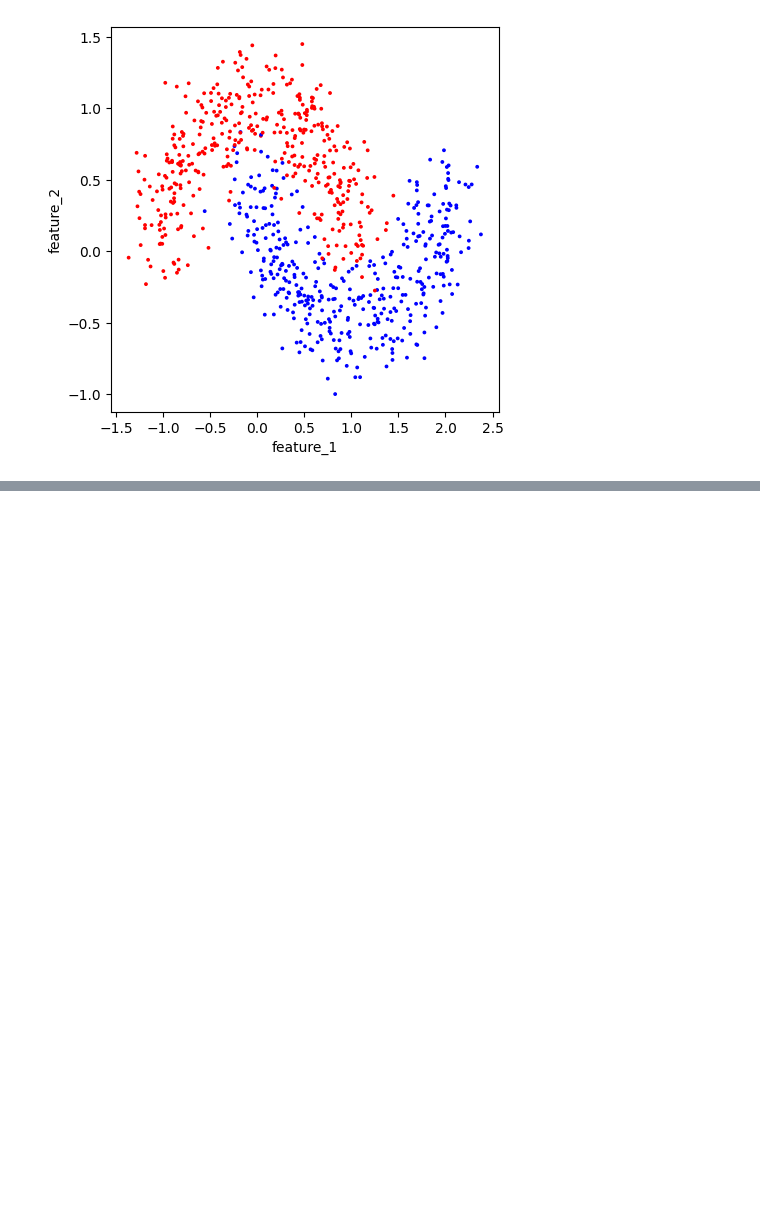
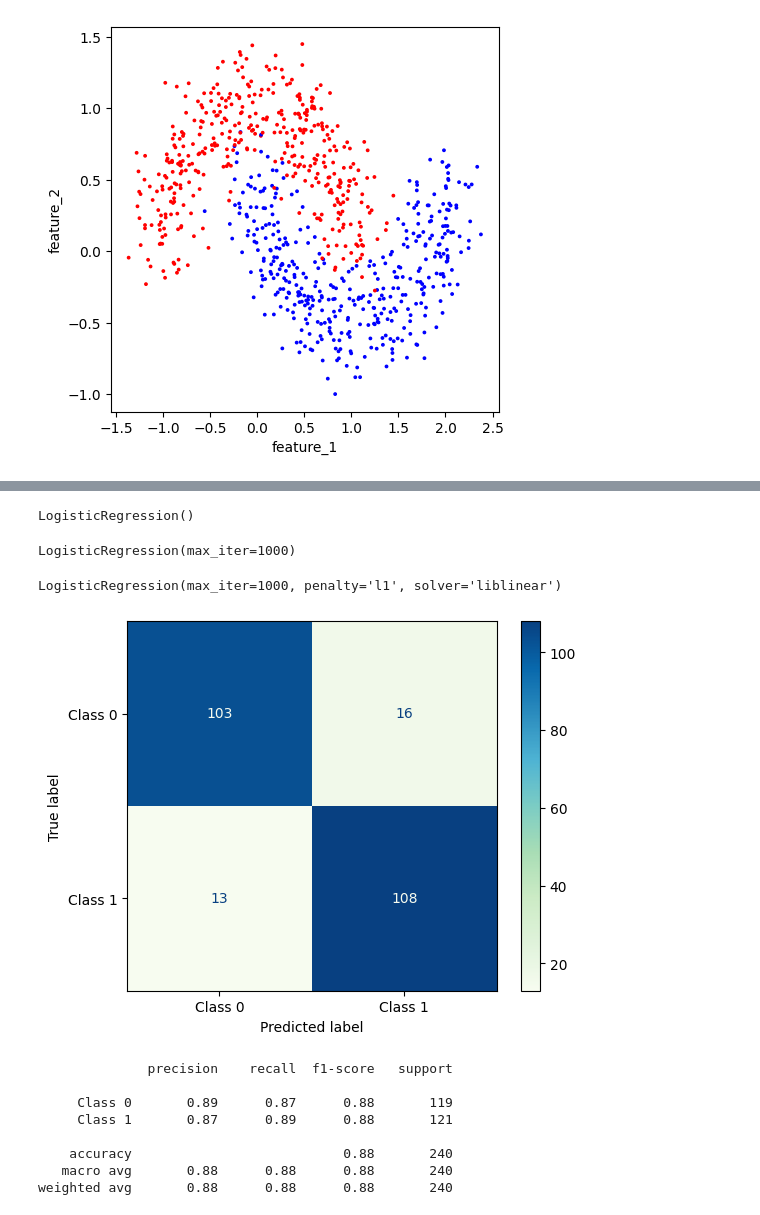
Before and after one commit to foxel03/Notes-2-01, a Jupyter notebook: 00_Assignments/ps03.ipynb, the cells around one changed output, grey strips where cells are left out. Drawn from its saved outputs; the diff is of its cells as text; code cells hidden in the pictures; blank space fills up the shorter version.

```diff
--- a/00_Assignments/ps03.ipynb
+++ b/00_Assignments/ps03.ipynb
@@ -216,0 +202,79 @@ plt.show()
+# %%
+from sklearn.model_selection import train_test_split
+from sklearn.preprocessing import StandardScaler, PolynomialFeatures
+from sklearn.linear_model import LogisticRegression
+#set features and split
+X = df[['feature_1', 'feature_2']]
+y = df['y']
+
+X_train, X_test, y_train, y_test = train_test_split(X, y, test_size = 0.3)
+# %%
+#Plain logreg
+sc_plain = StandardScaler()
+Z_train_plain = sc_plain.fit_transform(X_train)
+Z_test_plain = sc_plain.transform(X_test)
+
+logreg = LogisticRegression()
+logreg.fit(Z_train_plain, y_train)
+# %% [output]
+LogisticRegression()
+# %%
+#polynomial
+poly = PolynomialFeatures(degree = 5, include_bias = False)
+poly.fit(X_train)
+
+V_train = poly.transform(X_train)
+V_test = poly.transform(X_test)
+
+sc_poly = StandardScaler()
+Z_train_poly = sc_poly.fit_transform(V_train)
+Z_test_poly = sc_poly.transform(V_test)
+
+logpoly = LogisticRegression(max_iter = 1000)
+logpoly.fit(Z_train_poly, y_train)
+# %% [output]
+LogisticRegression(max_iter=1000)
+# %%
+#polynomial with lasso -- lasso = l1 had to look up code for that part bc i couldn't figute out how to use .lasso
+poly_lasso = PolynomialFeatures(degree = 5, include_bias = False)
+poly_lasso.fit(X_train)
+
+V_train_lasso = poly_lasso.transform(X_train)
+V_test_lasso = poly_lasso.transform(X_test)
+
+sc_lasso = StandardScaler()
+Z_train_lasso = sc_lasso.fit_transform(V_train_lasso)
+Z_test_lasso = sc_lasso.transform(V_test_lasso)
+
+loglasso = LogisticRegression(penalty = 'l1', solver = 'liblinear', max_iter = 1000)
+loglasso.fit(Z_train_lasso, y_train)
+# %% [output]
+LogisticRegression(max_iter=1000, penalty='l1', solver='liblinear')
+# %%
+from sklearn.metrics import ConfusionMatrixDisplay, classification_report
+import numpy as np
+#plain
+y_pred_logreg = logreg.predict(Z_test_plain)
+
+#poly
+y_pred_logpoly = logpoly.predict(Z_test_poly)
+
+#lasso (l1)
+y_pred_loglasso = loglasso.predict(Z_test_lasso)
+# %%
+#plain
+ConfusionMatrixDisplay.from_predictions(y_test, y_pred_logreg,display_labels = ['Class 0', 'Class 1'], cmap = 'GnBu')
+plt.show()
+
+cr = classification_report(y_test, y_pred_logreg, target_names = ['Class 0', 'Class 1'])
+print(cr)
+# %% [output]
+[figure, added]
+              precision    recall  f1-score   support
+
+     Class 0       0.89      0.87      0.88       119
+     Class 1       0.87      0.89      0.88       121
+
+    accuracy                           0.88       240
+   macro avg       0.88      0.88      0.88       240
+weighted avg       0.88      0.88      0.88       240
```
Also changed, not shown: parts of 16 cells of this notebook.
